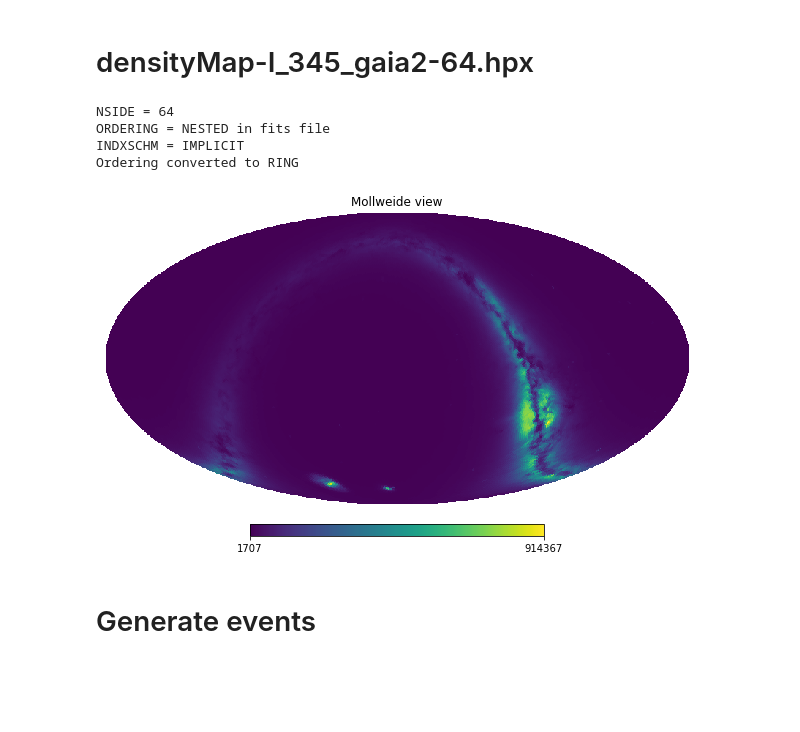
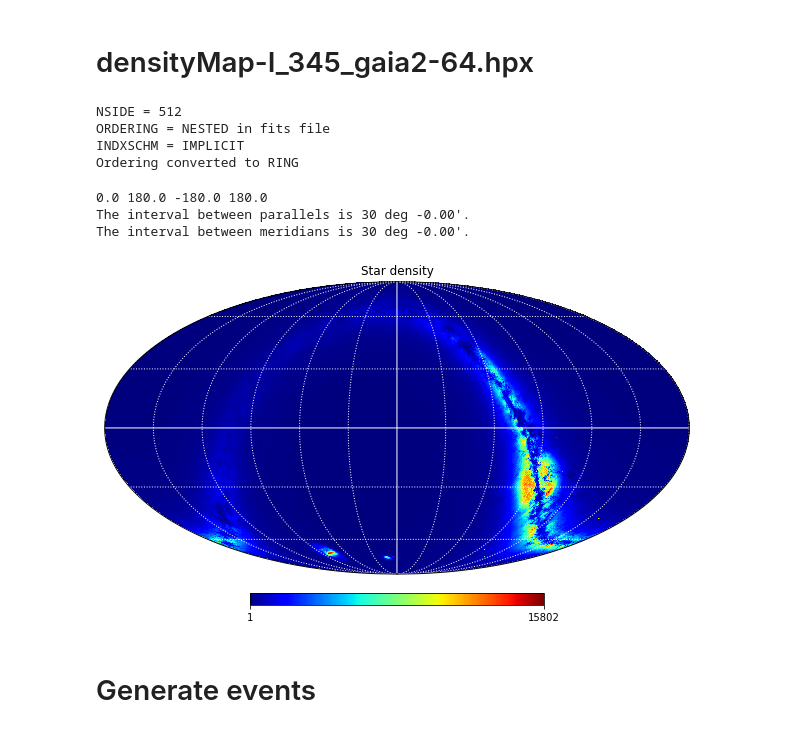
Before and after one commit to sylvielsstfr/MyGaia, a Jupyter notebook: densitymap/GenerateEvents.ipynb, the cells around one changed output. Cells and saved outputs as stored; diff of their text form; code cells hidden in the pictures; blank space fills up the shorter version.

```diff
--- a/densitymap/GenerateEvents.ipynb
+++ b/densitymap/GenerateEvents.ipynb
@@ -24,19 +24,23 @@ file4="densityMap-I_345_gaia2-512.hpx"
 # %% [markdown]
 # densityMap-I_345_gaia2-64.hpx
 # %%
-nside1=64
-npix1=hp.nside2npix(nside1)
-map1 = hp.read_map(file1)
-imap1=map1.astype(np.int64)
+nside=512
+npix=hp.nside2npix(nside)
+map = hp.read_map(file4)
+imap=map.astype(np.int64)
 # %% [output]
-NSIDE = 64
+NSIDE = 512
 ORDERING = NESTED in fits file
 INDXSCHM = IMPLICIT
 Ordering converted to RING
-# %%
-hp.mollview(imap1)
-# %% [output]
-[figure, removed]
+# %%
+hp.mollview(imap,min=1,title='Star density',cmap="jet",xsize=2000)
+hp.graticule(color="w")
+# %% [output]
+0.0 180.0 -180.0 180.0
+The interval between parallels is 30 deg -0.00'.
+The interval between meridians is 30 deg -0.00'.
+[figure, added]
 # %% [markdown]
 # Generate events
 # %%
```
Also changed, not shown: parts of 4 cells of this notebook, 2 other files.
